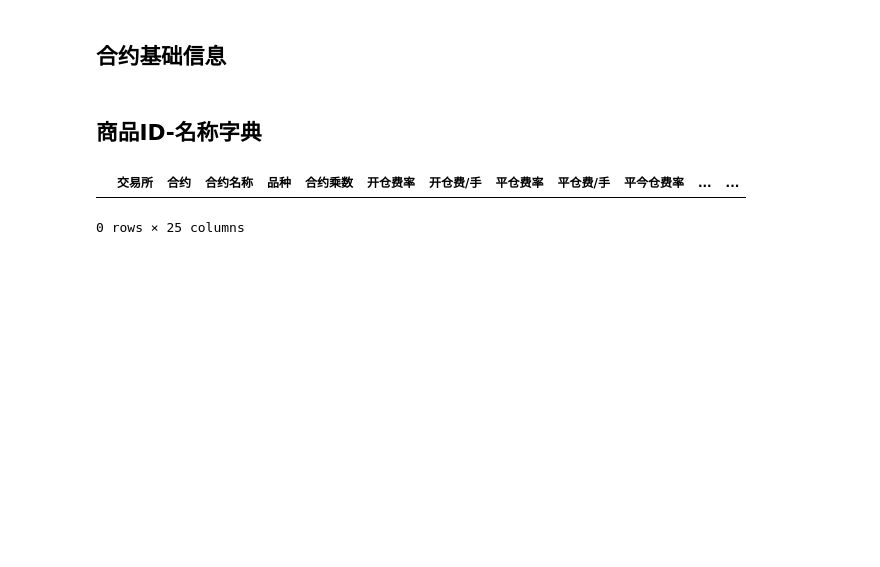
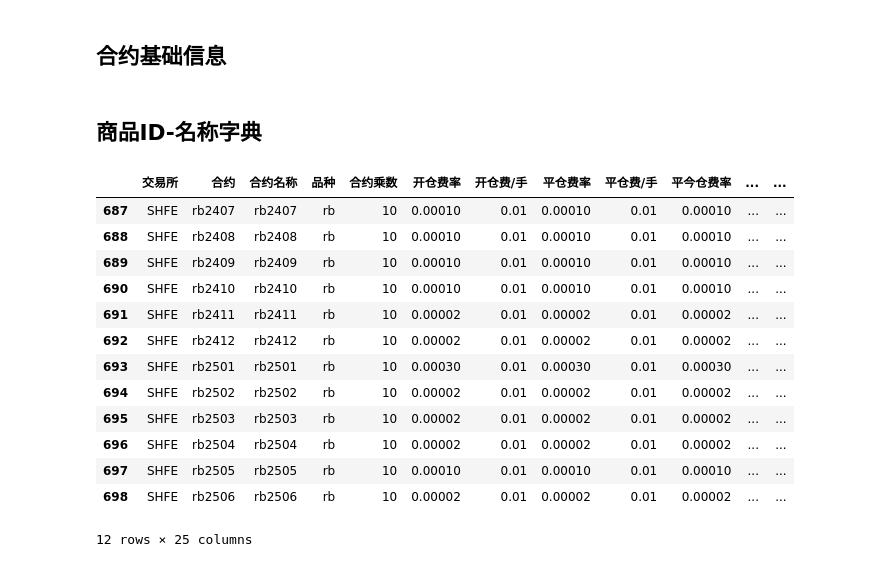
Before and after one commit to Howard-66/futures_nexus, a Jupyter notebook: download.ipynb, the cells around one changed output. Saved outputs shown, nothing was run; the diff lists cells and outputs as text; code cells hidden in the pictures; blank space fills up the shorter version.

```diff
--- a/download.ipynb
+++ b/download.ipynb
@@ -1458,9 +1458,21 @@ for product_id, product_info in variety_data.items():
 dws.save_json_setting('setting/variety.json', variety_data)
 # %%
 import akshare as ak
-
 futures_fees_info_df = ak.futures_fees_info()
-futures_fees_info_df[futures_fees_info_df['品种']=='RB']
-# %% [output]
-|  | 交易所 | 合约 | 合约名称 | 品种 | 合约乘数 | 开仓费率 | 开仓费/手 | 平仓费率 | 平仓费/手 | 平今仓费率 | ... | ... |
-0 rows × 25 columns
+# %%
+futures_fees_info_df[futures_fees_info_df['品种']=='rb']
+# %% [output]
+|  | 交易所 | 合约 | 合约名称 | 品种 | 合约乘数 | 开仓费率 | 开仓费/手 | 平仓费率 | 平仓费/手 | 平今仓费率 | ... | ... |
+| 687 | SHFE | rb2407 | rb2407 | rb | 10 | 0.00010 | 0.01 | 0.00010 | 0.01 | 0.00010 | ... | ... |
+| 688 | SHFE | rb2408 | rb2408 | rb | 10 | 0.00010 | 0.01 | 0.00010 | 0.01 | 0.00010 | ... | ... |
+| 689 | SHFE | rb2409 | rb2409 | rb | 10 | 0.00010 | 0.01 | 0.00010 | 0.01 | 0.00010 | ... | ... |
+| 690 | SHFE | rb2410 | rb2410 | rb | 10 | 0.00010 | 0.01 | 0.00010 | 0.01 | 0.00010 | ... | ... |
+| 691 | SHFE | rb2411 | rb2411 | rb | 10 | 0.00002 | 0.01 | 0.00002 | 0.01 | 0.00002 | ... | ... |
+| 692 | SHFE | rb2412 | rb2412 | rb | 10 | 0.00002 | 0.01 | 0.00002 | 0.01 | 0.00002 | ... | ... |
+| 693 | SHFE | rb2501 | rb2501 | rb | 10 | 0.00030 | 0.01 | 0.00030 | 0.01 | 0.00030 | ... | ... |
+| 694 | SHFE | rb2502 | rb2502 | rb | 10 | 0.00002 | 0.01 | 0.00002 | 0.01 | 0.00002 | ... | ... |
+| 695 | SHFE | rb2503 | rb2503 | rb | 10 | 0.00002 | 0.01 | 0.00002 | 0.01 | 0.00002 | ... | ... |
+| 696 | SHFE | rb2504 | rb2504 | rb | 10 | 0.00002 | 0.01 | 0.00002 | 0.01 | 0.00002 | ... | ... |
+| 697 | SHFE | rb2505 | rb2505 | rb | 10 | 0.00010 | 0.01 | 0.00010 | 0.01 | 0.00010 | ... | ... |
+| 698 | SHFE | rb2506 | rb2506 | rb | 10 | 0.00002 | 0.01 | 0.00002 | 0.01 | 0.00002 | ... | ... |
+12 rows × 25 columns
```
